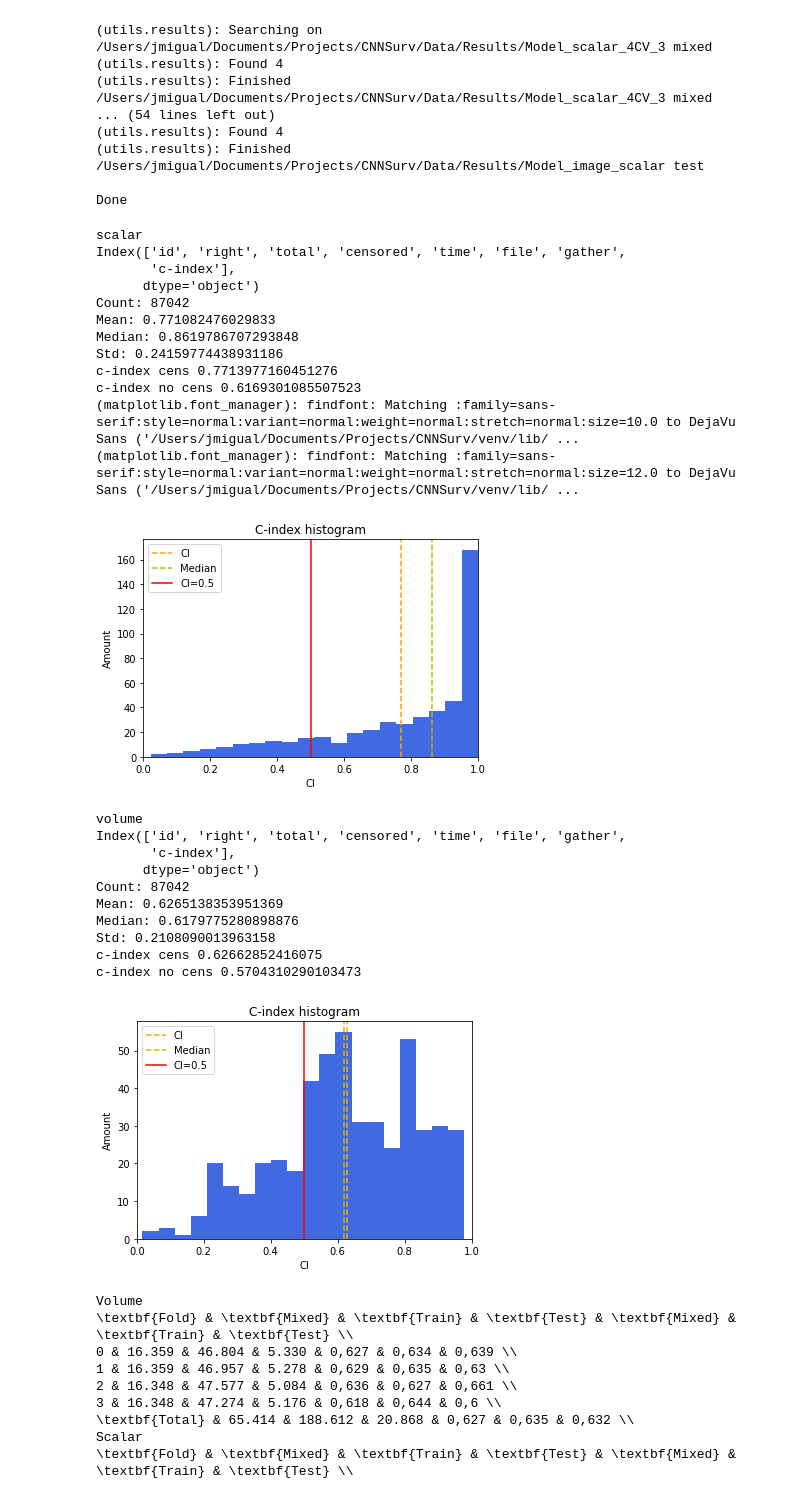
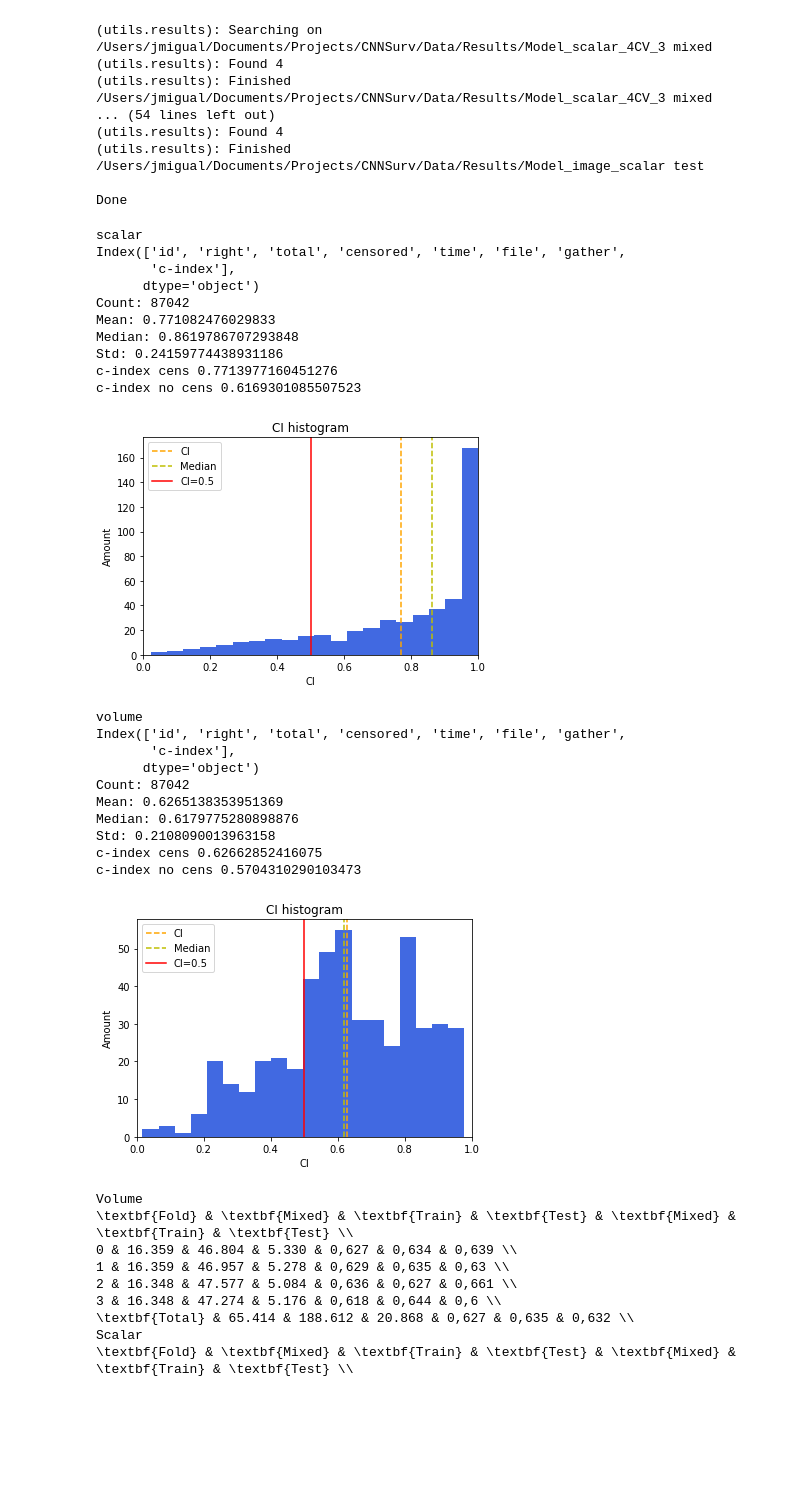
Before and after one commit to bhklab/DeepCINET, a Jupyter notebook: Jupyter/final_mixed_plots.ipynb, the cells around one changed output. Cells and saved outputs as stored; diff of their text form; code cells hidden in the pictures; blank space fills up the shorter version.

```diff
--- a/Jupyter/final_mixed_plots.ipynb
+++ b/Jupyter/final_mixed_plots.ipynb
@@ -174,38 +174,36 @@ def results_hits(cens_results: pd.DataFrame, uncens_results: pd.DataFrame, name)
     ])
 
     # plt.legend(loc='upper left')
-    plt.title("C-index histogram")
+    plt.title("CI histogram")
 
     plt.savefig(f"outputs/c-index_{name}.png", dpi=300)
     plt.show()
 
 
 results_hits(*(results['scalar']['mixed'][0]), "scalar")
 results_hits(*(results['volume']['mixed'][0]), "volume")
 
 # print("Scalar CV")
 # results_hits(*(results['scalar_CV']['mixed'][0]), "scalar_mixed")
 # results_hits(*(results['scalar_CV']['train'][0]), "scalar_train")
 # results_hits(*(results['scalar_CV']['test'][0]), "scalar_test")
 #
 # print("Volume CV")
 # results_hits(*(results['volume_CV']['mixed'][0]), "volume_mixed")
 # results_hits(*(results['volume_CV']['train'][0]), "volume_train")
 # results_hits(*(results['volume_CV']['test'][0]), "volume_test")
 # %% [output]
 scalar
 Index(['id', 'right', 'total', 'censored', 'time', 'file', 'gather',
        'c-index'],
       dtype='object')
 Count: 87042
 Mean: 0.771082476029833
 Median: 0.8619786707293848
 Std: 0.24159774438931186
 c-index cens 0.7713977160451276
 c-index no cens 0.6169301085507523
-(matplotlib.font_manager): findfont: Matching :family=sans-serif:style=normal:variant=normal:weight=normal:stretch=normal:size=10.0 to DejaVu Sans ('/Users/jmigual/Documents/Projects/CNNSurv/venv/lib/ ...
-(matplotlib.font_manager): findfont: Matching :family=sans-serif:style=normal:variant=normal:weight=normal:stretch=normal:size=12.0 to DejaVu Sans ('/Users/jmigual/Documents/Projects/CNNSurv/venv/lib/ ...
-[figure, old version]
+[figure, new version]
 volume
 Index(['id', 'right', 'total', 'censored', 'time', 'file', 'gather',
        'c-index'],
@@ -216,7 +214,7 @@ Median: 0.6179775280898876
 Std: 0.2108090013963158
 c-index cens 0.62662852416075
 c-index no cens 0.5704310290103473
-[figure, old version]
+[figure, new version]
 # %%
 def create_latex_table(all_dict):
     # print(r"\textbf{Fold} & \textbf{Train} & \textbf{Test} & \textbf{Mixed} & \textbf{Train} "
```
Also changed, not shown: 5 other files.
